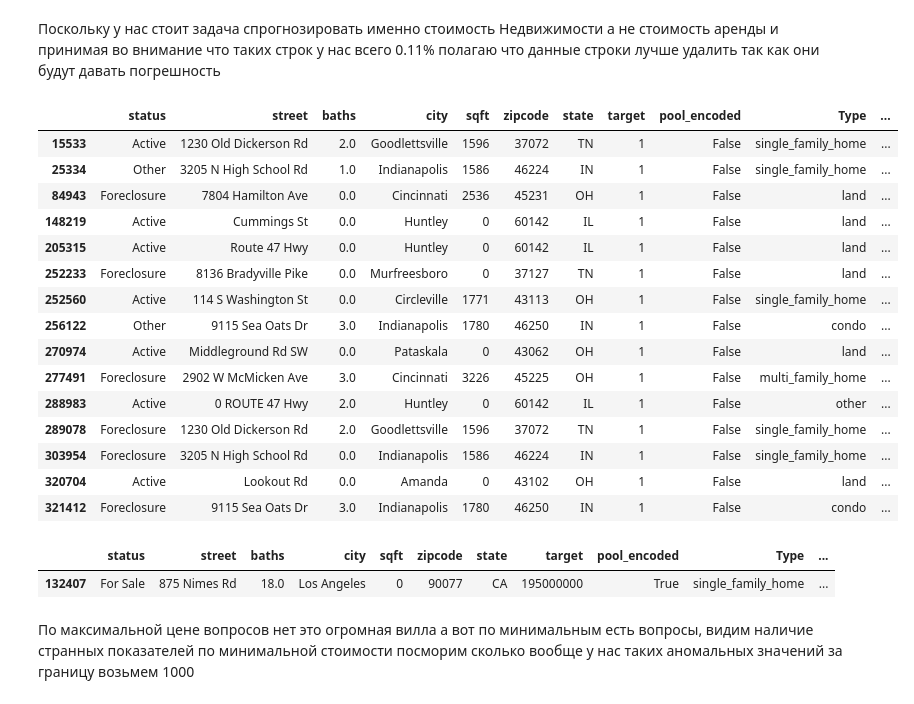
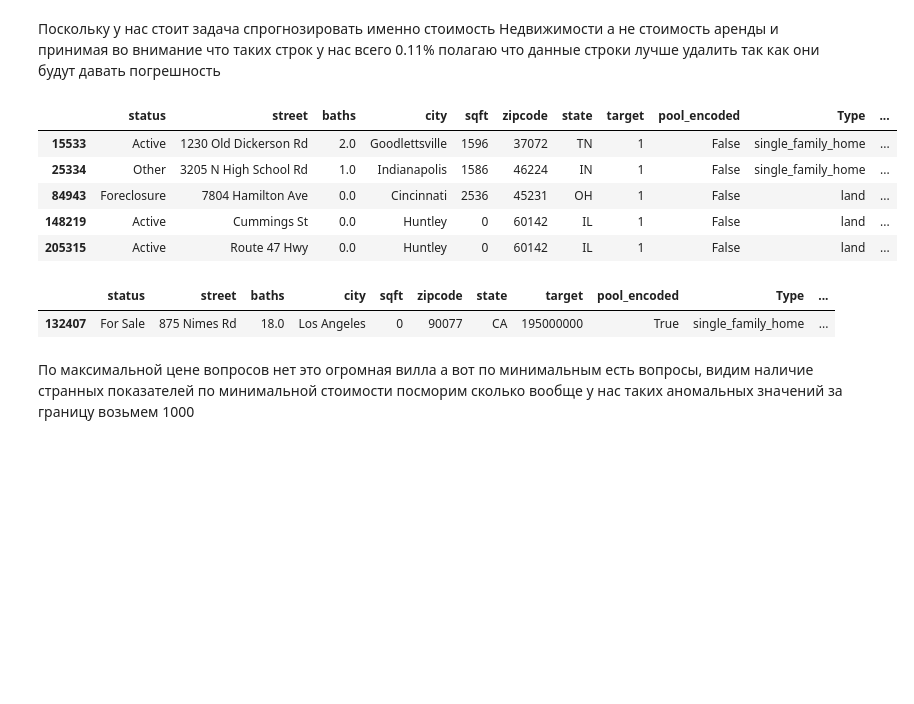
Before and after one commit to metalin37/Diploma-project-forecasting-the-cost-of-housing, a Jupyter notebook: 1_EDA.ipynb, the cells around one changed output. Drawn from its saved outputs; the diff is of its cells as text; code cells hidden in the pictures; blank space fills up the shorter version.

```diff
--- a/1_EDA.ipynb
+++ b/1_EDA.ipynb
@@ -1442,25 +1358,15 @@ df3 = df3[~df3['target'].str.contains('/mo', regex=True)]
 df3.loc[:,'target'] = df3.loc[:,'target'].str.replace('[^0-9]','',regex=True)
 df3.target = df3.target.astype(int)
 # %%
-display(df3[df3['target'] == df3['target']. min ()])
-display(df3[df3['target'] == df3['target']. max ()])
+display(df3[df3['target'] == df3['target']. min ()].head())
+display(df3[df3['target'] == df3['target']. max ()].head())
 # %% [output]
 |  | status | street | baths | city | sqft | zipcode | state | target | pool_encoded | Type | ... |
 | 15533 | Active | 1230 Old Dickerson Rd | 2.0 | Goodlettsville | 1596 | 37072 | TN | 1 | False | single_family_home | ... |
 | 25334 | Other | 3205 N High School Rd | 1.0 | Indianapolis | 1586 | 46224 | IN | 1 | False | single_family_home | ... |
 | 84943 | Foreclosure | 7804 Hamilton Ave | 0.0 | Cincinnati | 2536 | 45231 | OH | 1 | False | land | ... |
 | 148219 | Active | Cummings St | 0.0 | Huntley | 0 | 60142 | IL | 1 | False | land | ... |
 | 205315 | Active | Route 47 Hwy | 0.0 | Huntley | 0 | 60142 | IL | 1 | False | land | ... |
-| 252233 | Foreclosure | 8136 Bradyville Pike | 0.0 | Murfreesboro | 0 | 37127 | TN | 1 | False | land | ... |
-| 252560 | Active | 114 S Washington St | 0.0 | Circleville | 1771 | 43113 | OH | 1 | False | single_family_home | ... |
-| 256122 | Other | 9115 Sea Oats Dr | 3.0 | Indianapolis | 1780 | 46250 | IN | 1 | False | condo | ... |
-| 270974 | Active | Middleground Rd SW | 0.0 | Pataskala | 0 | 43062 | OH | 1 | False | land | ... |
-| 277491 | Foreclosure | 2902 W McMicken Ave | 3.0 | Cincinnati | 3226 | 45225 | OH | 1 | False | multi_family_home | ... |
-| 288983 | Active | 0 ROUTE 47 Hwy | 2.0 | Huntley | 0 | 60142 | IL | 1 | False | other | ... |
-| 289078 | Foreclosure | 1230 Old Dickerson Rd | 2.0 | Goodlettsville | 1596 | 37072 | TN | 1 | False | single_family_home | ... |
-| 303954 | Foreclosure | 3205 N High School Rd | 0.0 | Indianapolis | 1586 | 46224 | IN | 1 | False | single_family_home | ... |
-| 320704 | Active | Lookout Rd | 0.0 | Amanda | 0 | 43102 | OH | 1 | False | land | ... |
-| 321412 | Foreclosure | 9115 Sea Oats Dr | 3.0 | Indianapolis | 1780 | 46250 | IN | 1 | False | condo | ... |
 |  | status | street | baths | city | sqft | zipcode | state | target | pool_encoded | Type | ... |
 | 132407 | For Sale | 875 Nimes Rd | 18.0 | Los Angeles | 0 | 90077 | CA | 195000000 | True | single_family_home | ... |
 # %% [markdown]
```
Also changed, not shown: parts of 16 cells of this notebook, 1 other file.
